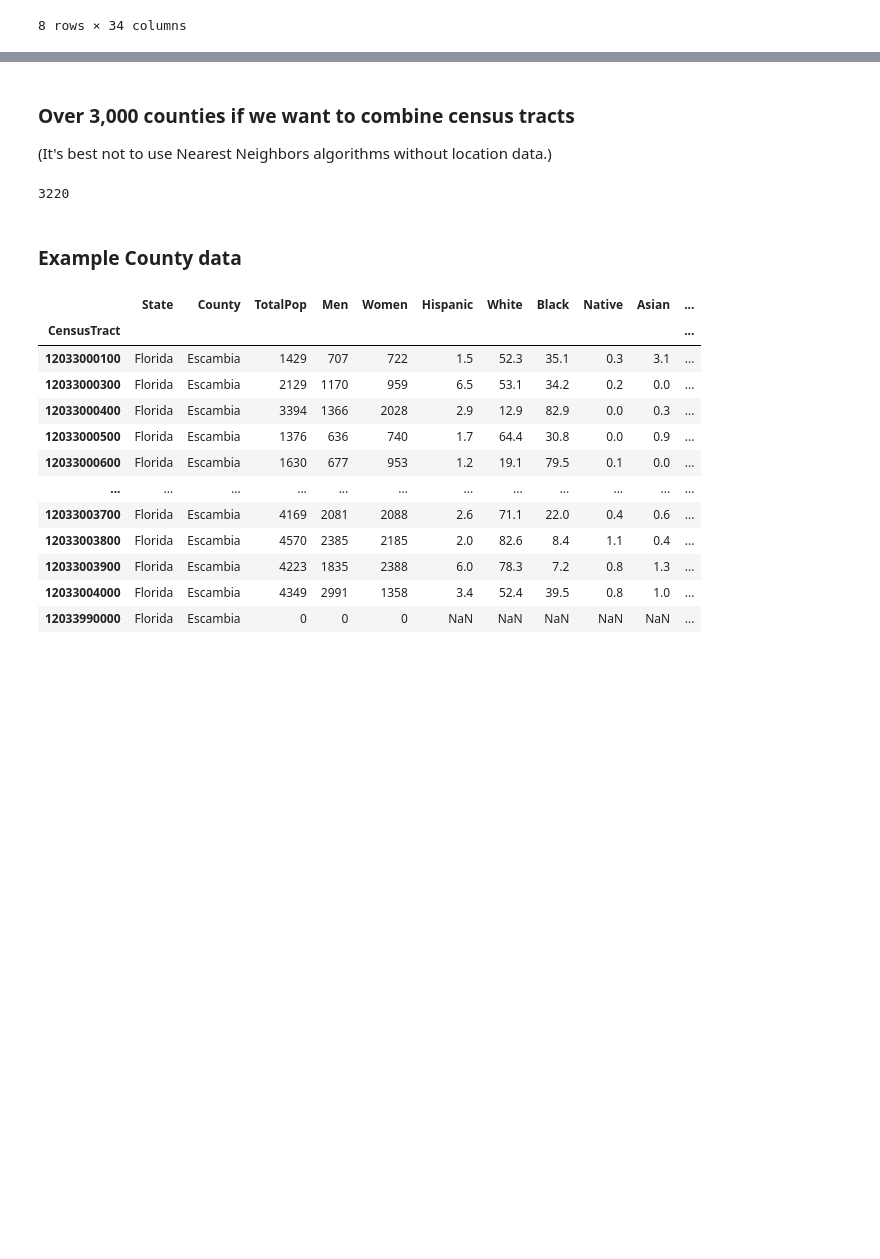
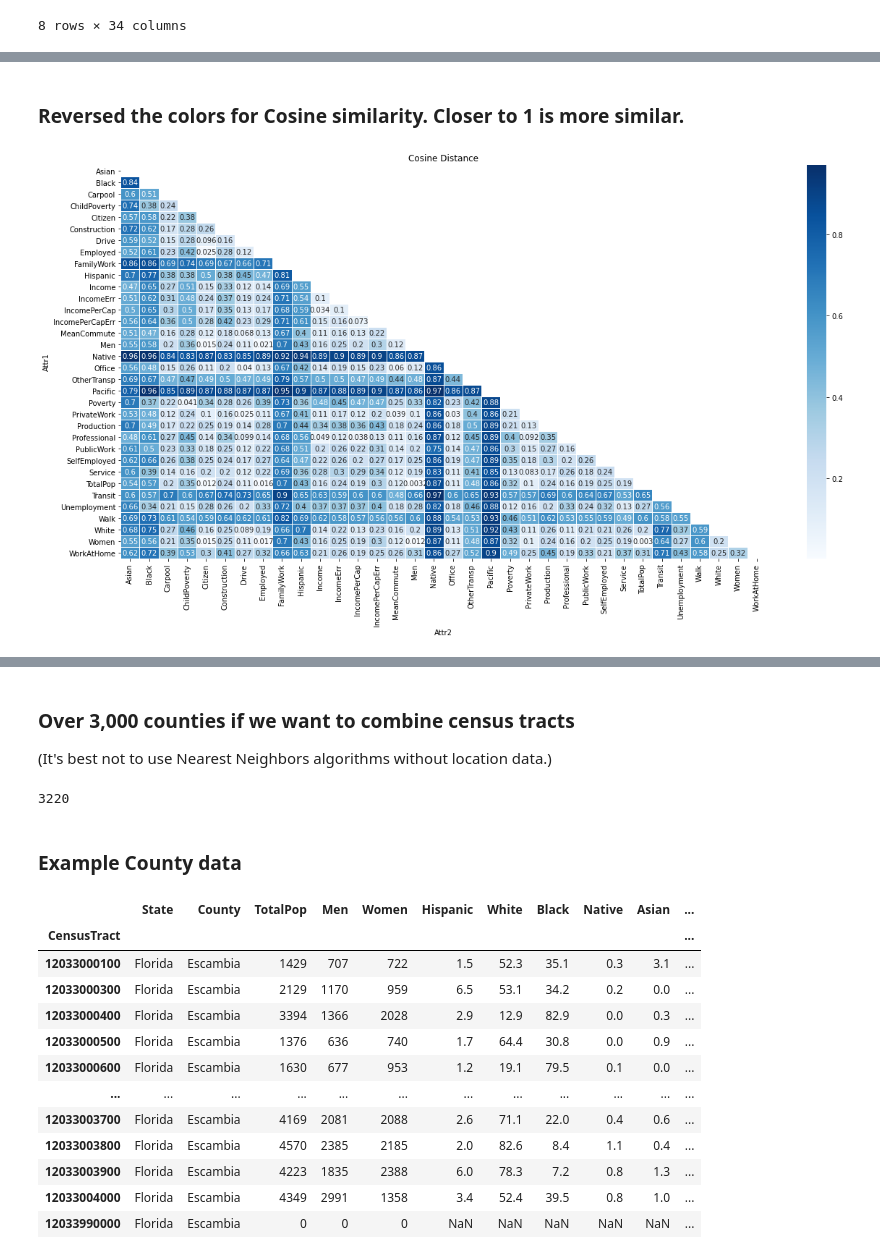
Before and after one commit to business-ui/python_projects, a Jupyter notebook: ACS.ipynb, the cells around one changed output, grey strips where cells are left out. Cells and saved outputs as stored; diff of their text form; code cells hidden in the pictures; blank space fills up the shorter version.

```diff
--- a/ACS.ipynb
+++ b/ACS.ipynb
@@ -128,0 +270,21 @@ df.describe()
+# %%
+cosine_df = pd.DataFrame(columns=['Attr1','Attr2','Distance']).astype('float64')
+for col in similarity_df:
+    for col2 in similarity_df:
+        cosine_df = cosine_df.append({'Attr1':col,
+                                            'Attr2':col2,
+                                            'Distance':cosine(similarity_df[col], similarity_df[col2])},
+                                           ignore_index=True)
+# %%
+mask = np.zeros_like(cosine_df.pivot("Attr1","Attr2","Distance"))
+# %%
+mask[np.triu_indices_from(mask)] = True
+# %% [markdown]
+### Reversed the colors for Cosine similarity. Closer to 1 is more similar.
+# %%
+fig, ax = plt.subplots(figsize=(20,10))
+
+ax = sns.heatmap(cosine_df.pivot("Attr1","Attr2","Distance"), cmap='Blues', mask=mask, linewidths=.5,linecolor='white', annot=True)
+ax.set_title("Cosine Distance");
+# %% [output]
+[figure, added]
```
Also changed, not shown: parts of 44 cells of this notebook.
